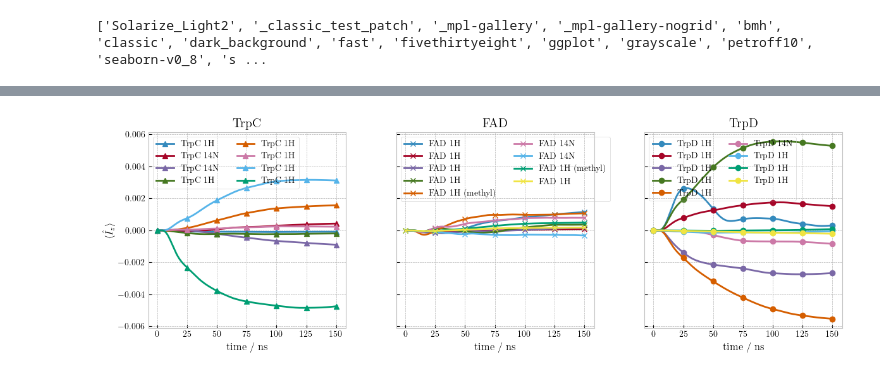
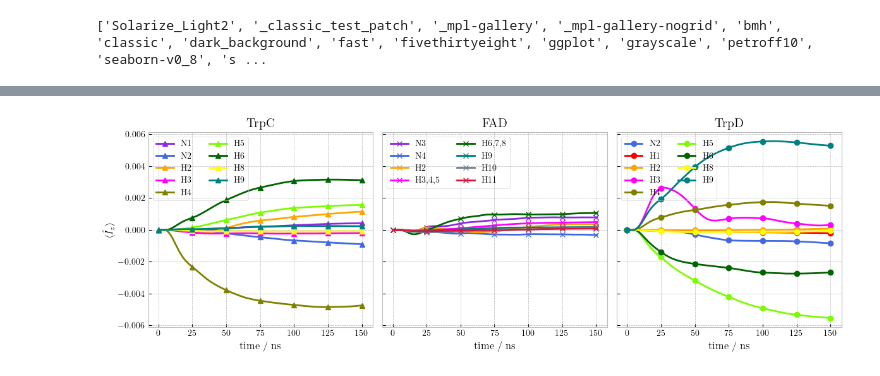
Before and after one commit to KenHino/radicalpair-tensornetwork, a Jupyter notebook: anisotropy/plot-dnp.ipynb, the cells around one changed output, grey strips where cells are left out. Saved outputs shown, nothing was run; the diff lists cells and outputs as text; code cells hidden in the pictures.

```diff
--- a/anisotropy/plot-dnp.ipynb
+++ b/anisotropy/plot-dnp.ipynb
@@ -62,7 +73,7 @@ for mol, ax in ax_map.items():
     ax.set_title(mol)
 
 def get_mol_marker(i: int):
-    if i < 8:
+    if i < 9:
         return "TrpC", "^"
     elif i < 18:
         return "FAD", "x"
@@ -99,51 +110,54 @@ def compute_y(i: int):
                 +0.5 * rdm[:, 4, 5] * 1j -0.5 * rdm[:, 5, 4] * 1j
             ).real
             return Ix, Iy, Iz
         case _:
             return None, None, None
 
-# --- 共通 ylim を計算 ---
+# --- Compute a shared y-limit ---
 ymin, ymax = np.inf, -np.inf
 for i in range(27):
     Ix, Iy, Iz = compute_y(i)
     if Iz is None:
         continue
     ymin = min(ymin, np.nanmin(Iz))
     ymax = max(ymax, np.nanmax(Iz))
 
 pad = 0.05 * (ymax - ymin) if np.isfinite(ymax - ymin) and (ymax > ymin) else 1.0
 ylim = (ymin - pad, ymax + pad)
 
-# --- プロット ---
-for i in range(27):
-    mol, marker = get_mol_marker(i)
-    ax = ax_map[mol]
+# --- Plot (sorted by name_dict order) ---
 
-    Ix, Iy, Iz = compute_y(i)
-    if Iz is None:
-        continue
+def order_key(i: int):
+    _label, _order, _color = name_dict[i]
+    # Put undefined orders (e.g. electrons) at the end
+    return ( _order is None, _order if _order is not None else 10**9 )
 
-    match data[(i, i)].shape[1:]:
-        case (2,2):
-            label = f"{mol} 1H"
-        case (6,6):
-            label = f"{mol} 1H (methyl)"
-        case (3,3):
-            label = f"{mol} 14N"
-    ax.plot(time, Iz, label=label, marker=marker, markevery=100)
+for mol, ax in ax_map.items():
+    mol_indices = [i for i in range(27) if get_mol_marker(i)[0] == mol]
+    for i in sorted(mol_indices, key=order_key):
+        label, order, colour = name_dict[i]
+        if colour is None:
+            continue
 
-# --- 体裁 ---
+        Ix, Iy, Iz = compute_y(i)
+        if Iz is None:
+            continue
+
+        _, marker = get_mol_marker(i)
+        ax.plot(time, Iz, label=label, marker=marker, markevery=100, c=colour)
+
+# --- Styling ---
 for ax in axes:
     ax.set_ylim(*ylim)
     ax.set_xlabel("time / ns")
     ax.legend(loc="upper left", ncol=2)
 
 axes[0].set_ylabel(r"$\langle \hat{I}_z \rangle$")
 
 fig.tight_layout()
 plt.show()
 # %% [output]
-[figure, old version]
+[figure, new version]
 # %%
 import numpy as np
 import matplotlib.pyplot as plt
```
Also changed, not shown: parts of 4 cells of this notebook, 31 other files.
